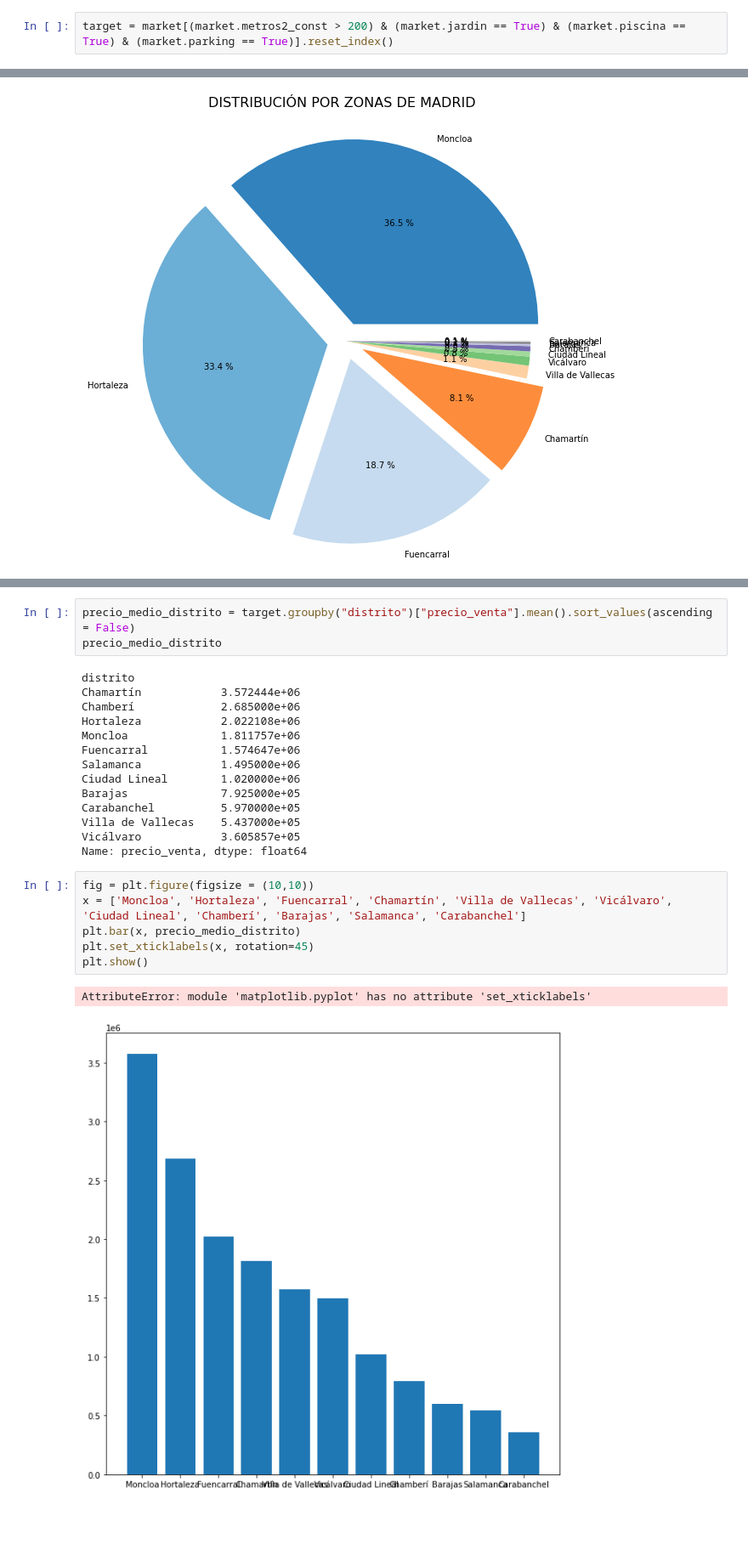
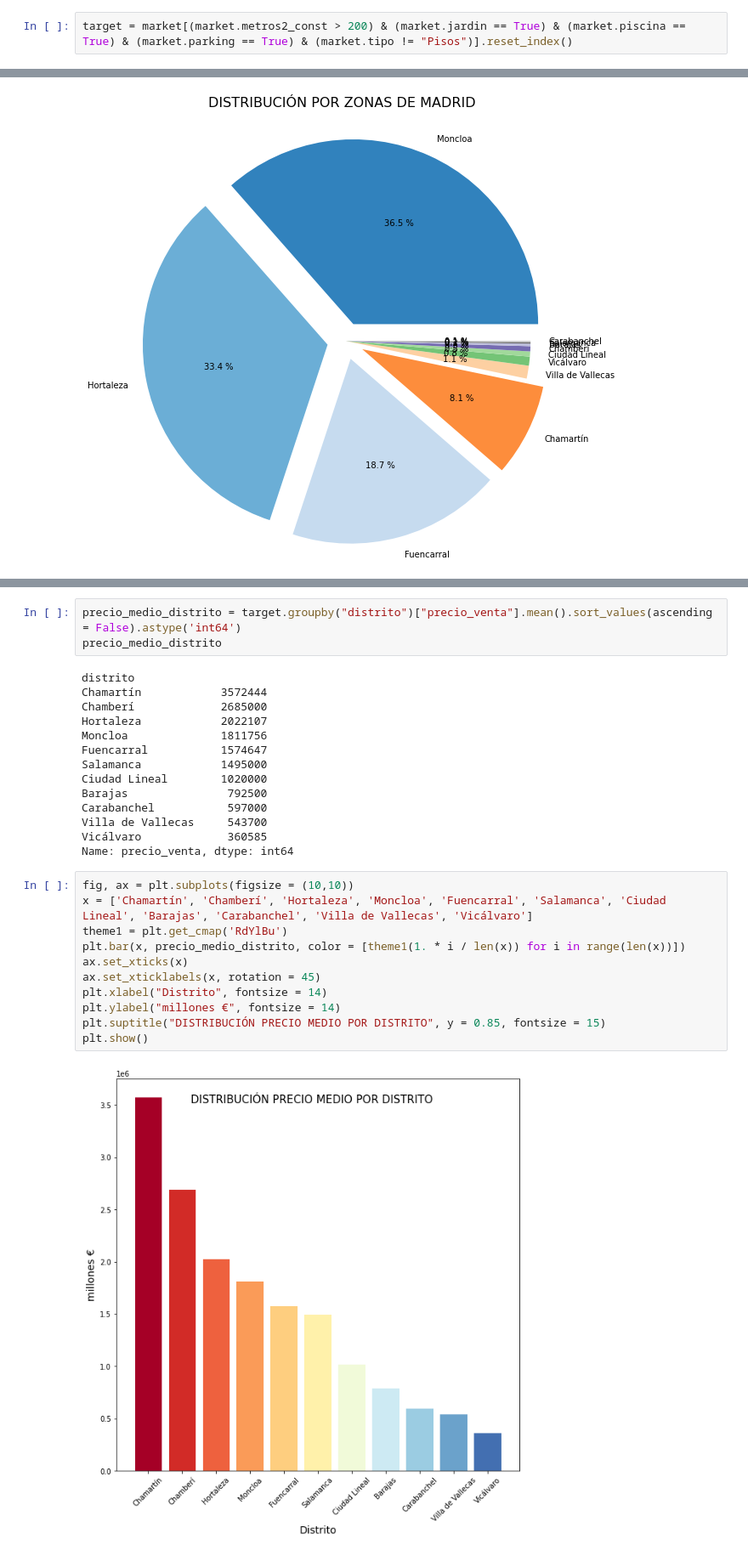
Before and after one commit to jmena23/Data-Analytics-Proyect, a Jupyter notebook: Storytelling.ipynb, the cells around one changed output, grey strips where cells are left out. Shown at 85% size. Saved outputs shown, nothing was run; the diff lists cells and outputs as text; blank space fills up the shorter version.

```diff
--- a/Storytelling.ipynb
+++ b/Storytelling.ipynb
@@ -29,5 +29,5 @@ market.head(10)
 # %%
-target = market[(market.metros2_const > 200) & (market.jardin == True) & (market.piscina == True) & (market.parking == True)].reset_index()
+target = market[(market.metros2_const > 200) & (market.jardin == True) & (market.piscina == True) & (market.parking == True) & (market.tipo != "Pisos")].reset_index()
 # %%
 target.shape
 # %% [output]
@@ -82,26 +64,30 @@ plt.show()
 # %%
-precio_medio_distrito = target.groupby("distrito")["precio_venta"].mean().sort_values(ascending = False)
+precio_medio_distrito = target.groupby("distrito")["precio_venta"].mean().sort_values(ascending = False).astype('int64')
 precio_medio_distrito
 # %% [output]
 distrito
-Chamartín            3.572444e+06
-Chamberí             2.685000e+06
-Hortaleza            2.022108e+06
-Moncloa              1.811757e+06
-Fuencarral           1.574647e+06
-Salamanca            1.495000e+06
-Ciudad Lineal        1.020000e+06
-Barajas              7.925000e+05
-Carabanchel          5.970000e+05
-Villa de Vallecas    5.437000e+05
-Vicálvaro            3.605857e+05
-Name: precio_venta, dtype: float64
+Chamartín            3572444
+Chamberí             2685000
+Hortaleza            2022107
+Moncloa              1811756
+Fuencarral           1574647
+Salamanca            1495000
+Ciudad Lineal        1020000
+Barajas               792500
+Carabanchel           597000
+Villa de Vallecas     543700
+Vicálvaro             360585
+Name: precio_venta, dtype: int64
-# %%
-fig = plt.figure(figsize = (10,10))
-x = ['Moncloa', 'Hortaleza', 'Fuencarral', 'Chamartín', 'Villa de Vallecas', 'Vicálvaro', 'Ciudad Lineal', 'Chamberí', 'Barajas', 'Salamanca', 'Carabanchel']
-plt.bar(x, precio_medio_distrito)
-plt.set_xticklabels(x, rotation=45)
-plt.show()
-# %% [output]
-AttributeError: module 'matplotlib.pyplot' has no attribute 'set_xticklabels'
-[figure, removed]
+# %%
+fig, ax = plt.subplots(figsize = (10,10))
+x = ['Chamartín', 'Chamberí', 'Hortaleza', 'Moncloa', 'Fuencarral', 'Salamanca', 'Ciudad Lineal', 'Barajas', 'Carabanchel', 'Villa de Vallecas', 'Vicálvaro']
+theme1 = plt.get_cmap('RdYlBu')
+plt.bar(x, precio_medio_distrito, color = [theme1(1. * i / len(x)) for i in range(len(x))])
+ax.set_xticks(x)
+ax.set_xticklabels(x, rotation = 45)
+plt.xlabel("Distrito", fontsize = 14)
+plt.ylabel("millones €", fontsize = 14)
+plt.suptitle("DISTRIBUCIÓN PRECIO MEDIO POR DISTRITO", y = 0.85, fontsize = 15)
+plt.show()
+# %% [output]
+[figure, added]
```
Also changed, not shown: parts of 21 cells of this notebook, 1 other file.
